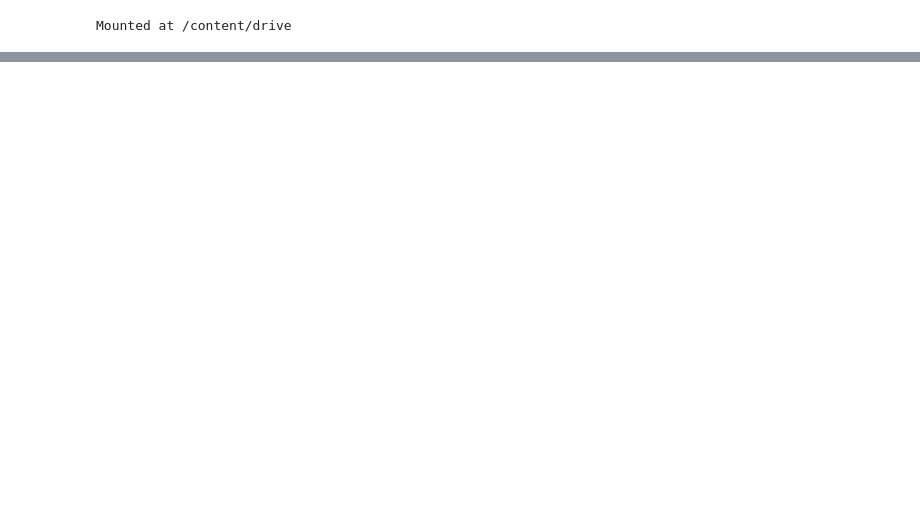
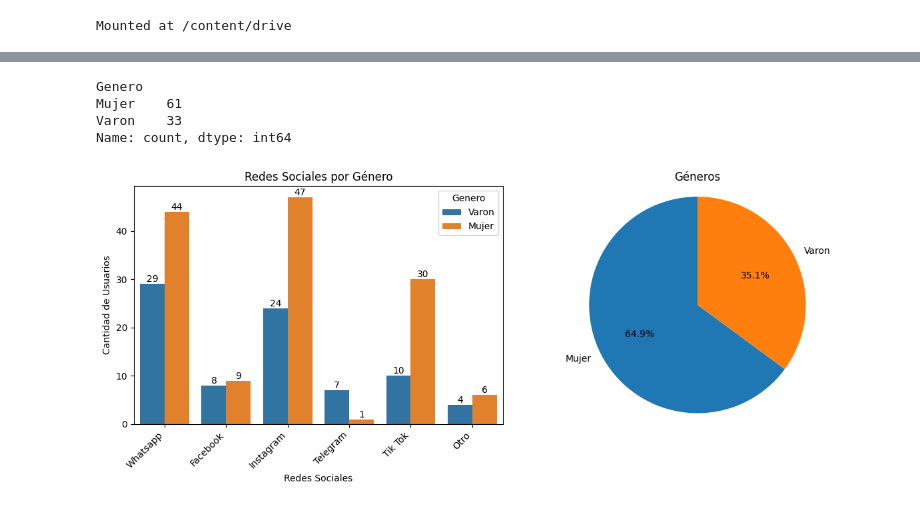
Before and after one commit to MauriLoria/Python, a Jupyter notebook: Encuesta.ipynb, the cells around one changed output, grey strips where cells are left out. Saved outputs shown, nothing was run; the diff lists cells and outputs as text; code cells hidden in the pictures; blank space fills up the shorter version.

```diff
--- a/Encuesta.ipynb
+++ b/Encuesta.ipynb
@@ -86,0 +164,38 @@ print(instagram_edad1.isin(["Instagram"]))
+# %%
+genero_mujer = redes_sociales[(redes_sociales["Genero"] == "Mujer")].copy()
+genero_varon = redes_sociales[(redes_sociales["Genero"] == "Varon")].copy()
+genero = genero_mujer.merge(genero_varon, how='outer', on='Genero').value_counts('Genero')
+print(genero)
+#print(genero_mujer.head(), genero_varon.head())
+# %% [output]
+Genero
+Mujer    61
+Varon    33
+Name: count, dtype: int64
+# %%
+import seaborn as sns
+plt.figure(figsize=(12,5))
+
+plt.subplot(121)
+
+redes_sociales_redes = redes_sociales.explode('Redes')  ### La funcion explode lo hace iterable
+
+redes_sociales_redes['Redes'] = redes_sociales_redes['Redes'].str.strip() ### strip() elimina espacio/s en blanco.
+
+g = sns.countplot(data=redes_sociales_redes, x='Redes', hue='Genero')
+for container in g.containers:
+    g.bar_label(container)    ### Indica la cantidad en la cima de la barra
+plt.title("Redes Sociales por Género")
+plt.xlabel("Redes Sociales")
+plt.ylabel("Cantidad de Usuarios")
+plt.xticks(rotation=45, ha='right')
+plt.tight_layout()
+
+plt.subplot(122)
+plt.pie(genero, labels=genero.index, autopct='%1.1f%%', startangle=90) ### autopct muestra los porcentajes en el grafico y stantangle el angulo de inicio
+plt.title('Géneros')
+plt.axis('equal')
+
+plt.show()
+# %% [output]
+[figure, added]
```
Also changed, not shown: parts of 13 cells of this notebook.
